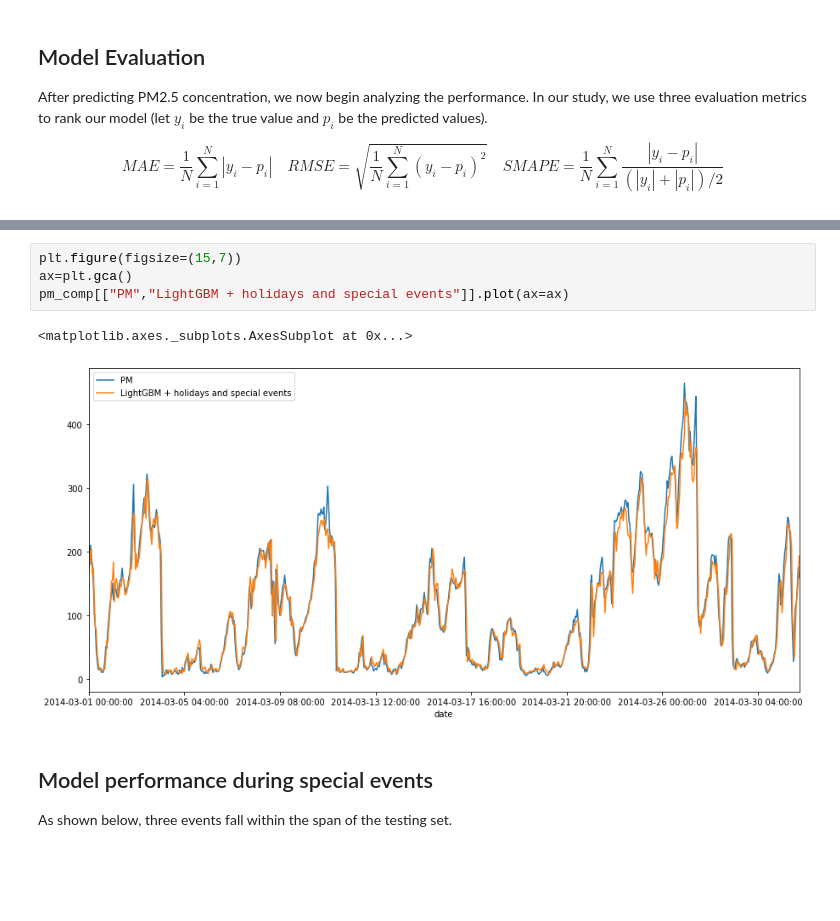
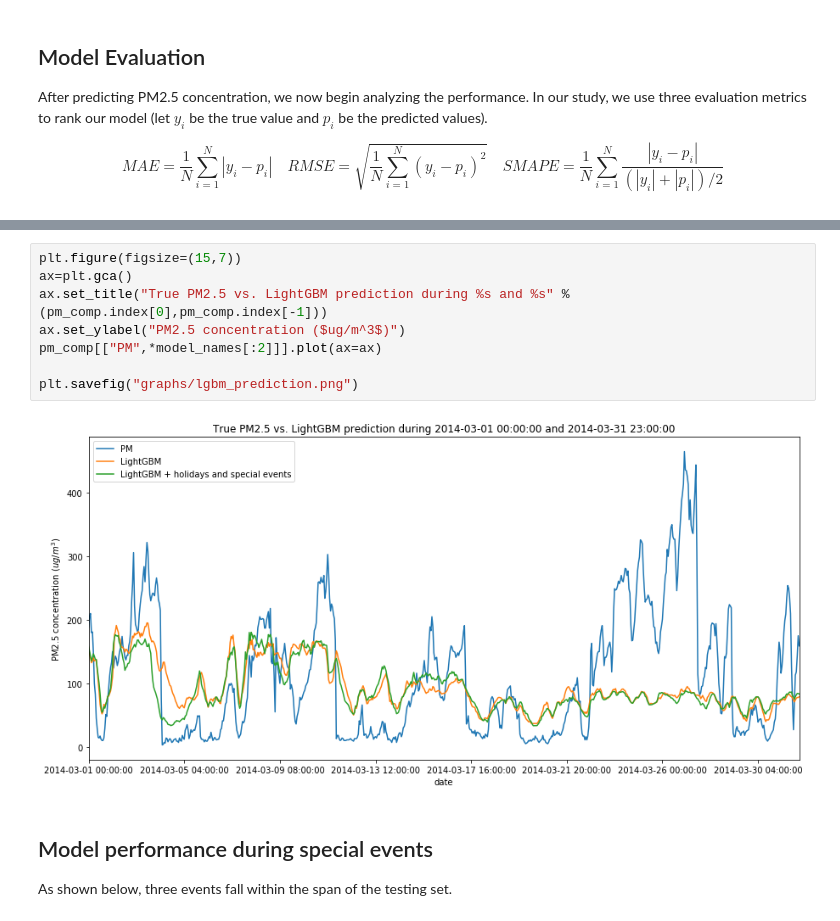
Before and after one commit to TravorLZH/pm25, a Jupyter notebook: pm25_forecasting.ipynb, the cells around one changed output, grey strips where cells are left out. Saved outputs shown, nothing was run; the diff lists cells and outputs as text; blank space fills up the shorter version.

```diff
--- a/pm25_forecasting.ipynb
+++ b/pm25_forecasting.ipynb
@@ -176,10 +199,13 @@ pm_comp[["PM","LightGBM"]].plot(ax=ax)
-# %%
-plt.figure(figsize=(15,7))
-ax=plt.gca()
-pm_comp[["PM","LightGBM + holidays and special events"]].plot(ax=ax)
-# %% [output]
-<matplotlib.axes._subplots.AxesSubplot at 0x...>
-[figure, removed]
+# %%
+plt.figure(figsize=(15,7))
+ax=plt.gca()
+ax.set_title("True PM2.5 vs. LightGBM prediction during %s and %s" % (pm_comp.index[0],pm_comp.index[-1]))
+ax.set_ylabel("PM2.5 concentration ($ug/m^3$)")
+pm_comp[["PM",*model_names[:2]]].plot(ax=ax)
+
+plt.savefig("graphs/lgbm_prediction.png")
+# %% [output]
+[figure, added]
 # %% [markdown]
 ## Model performance during special events
 
```
Also changed, not shown: parts of 9 cells of this notebook, 1 other file.
